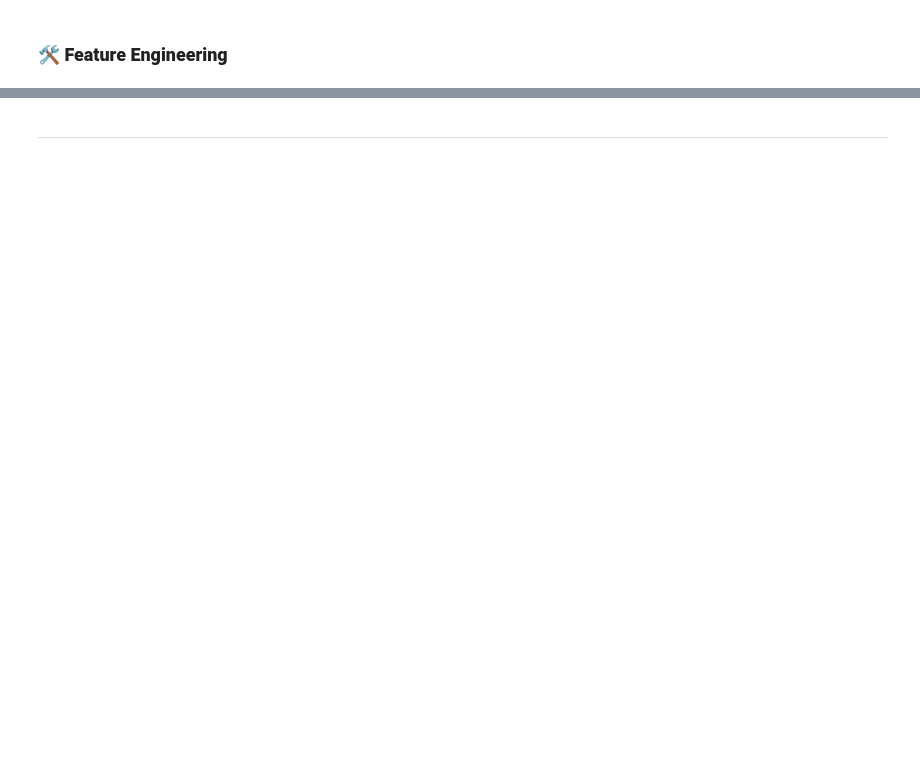
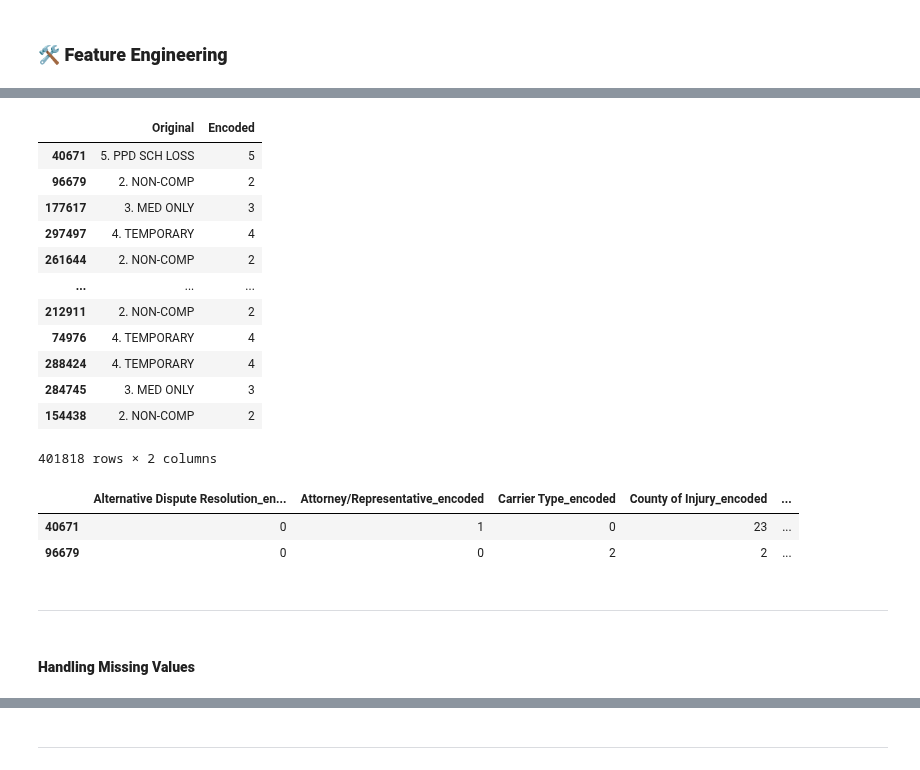
Before and after one commit to Silvestre17/ML_24.25_Project_Group33, a Jupyter notebook: 2_FeatureEngineering_MLProject_Group33.ipynb, the cells around one changed output, grey strips where cells are left out. Drawn from its saved outputs; the diff is of its cells as text; code cells hidden in the pictures; blank space fills up the shorter version.

```diff
--- a/2_FeatureEngineering_MLProject_Group33.ipynb
+++ b/2_FeatureEngineering_MLProject_Group33.ipynb
@@ -89,0 +113,6 @@ test_data.head(2)
+# %%
+# Drop the columns with missing values and 'object' type
+object_columns = ['Industry Code Description', 'WCIO Cause of Injury Description', 'WCIO Nature of Injury Description', 'WCIO Part Of Body Description']
+
+train_data = train_data.drop(columns = object_columns)
+test_data = test_data.drop(columns = object_columns)
@@ -95,0 +242,25 @@ test_data.head(2)
+# %%
+# Mapping the target variable 'Claim Injury Type' to numerical values
+claim_injury_type_dict = {"1. CANCELLED": 1, "2. NON-COMP": 2, "3. MED ONLY": 3, "4. TEMPORARY": 4,
+                          "5. PPD SCH LOSS": 5, "6. PPD NSL": 6, "7. PTD": 7, "8. DEATH": 8}
+
+# Encode the target variable
+y_train_encoded = y_train.map(claim_injury_type_dict)
+y_val_encoded = y_val.map(claim_injury_type_dict)
+
+# Check the first 5 values of the encoded target variable [Compare with the original target variable]
+pd.DataFrame({'Original': y_train, 'Encoded': y_train_encoded})
+# %% [output]
+|  | Original | Encoded |
+| 40671 | 5. PPD SCH LOSS | 5 |
+| 96679 | 2. NON-COMP | 2 |
+| 177617 | 3. MED ONLY | 3 |
+| 297497 | 4. TEMPORARY | 4 |
+| 261644 | 2. NON-COMP | 2 |
+| ... | ... | ... |
+| 212911 | 2. NON-COMP | 2 |
+| 74976 | 4. TEMPORARY | 4 |
+| 288424 | 4. TEMPORARY | 4 |
+| 284745 | 3. MED ONLY | 3 |
+| 154438 | 2. NON-COMP | 2 |
+401818 rows × 2 columns
@@ -95,0 +294,7 @@ test_data.head(2)
+# %%
+# Check the label encoded columns
+X_train[[col for col in X_train.columns if 'encoded' in col]].head(2)
+# %% [output]
+|  | Alternative Dispute Resolution_en... | Attorney/Representative_encoded | Carrier Type_encoded | County of Injury_encoded | ... |
+| 40671 | 0 | 1 | 0 | 23 | ... |
+| 96679 | 0 | 0 | 2 | 2 | ... |
@@ -95,0 +306,4 @@ test_data.head(2)
+# %% [markdown]
+---
+# %% [markdown]
+#### **Handling Missing Values**
```
Also changed, not shown: parts of 37 cells of this notebook, 10 other files.
